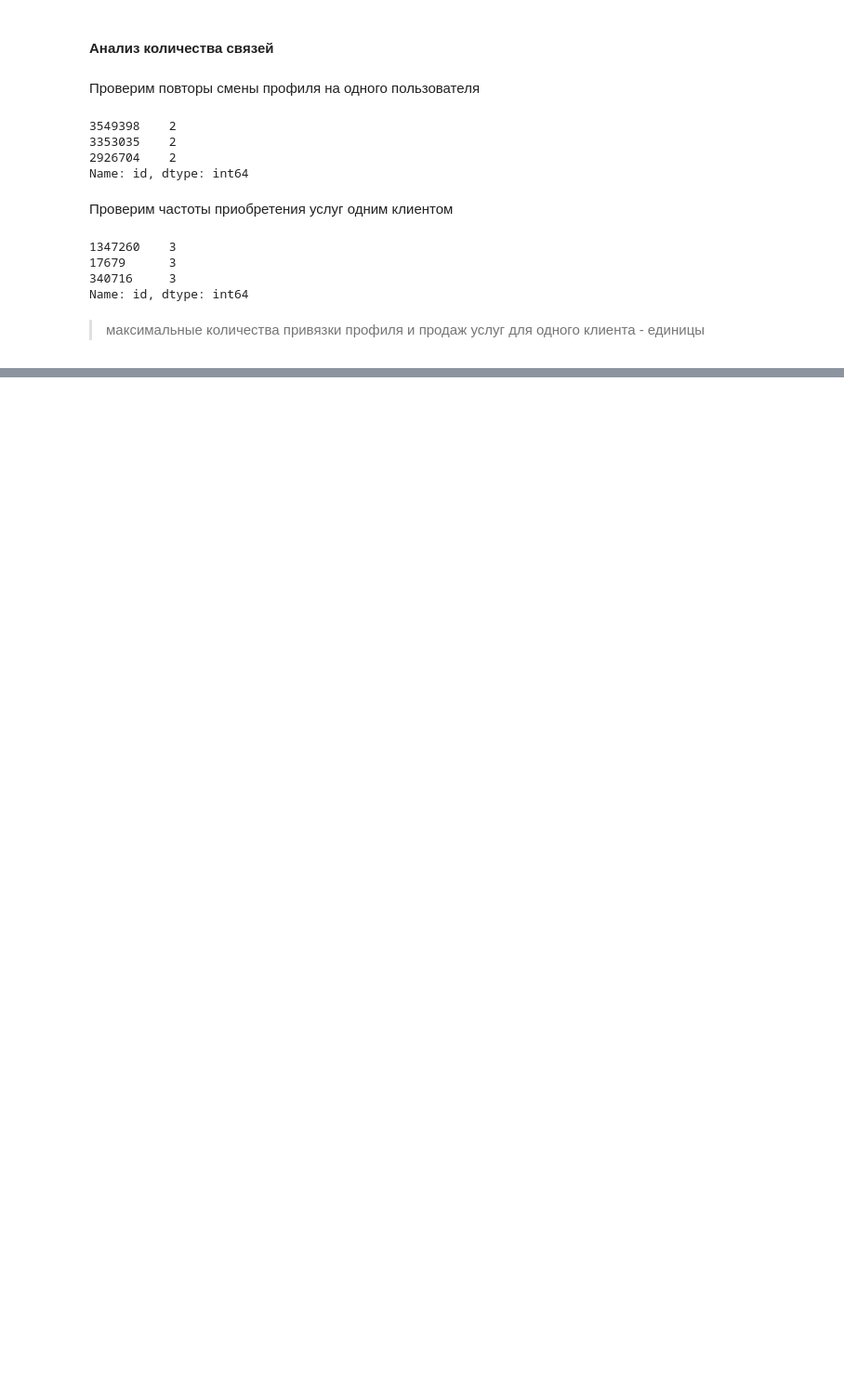
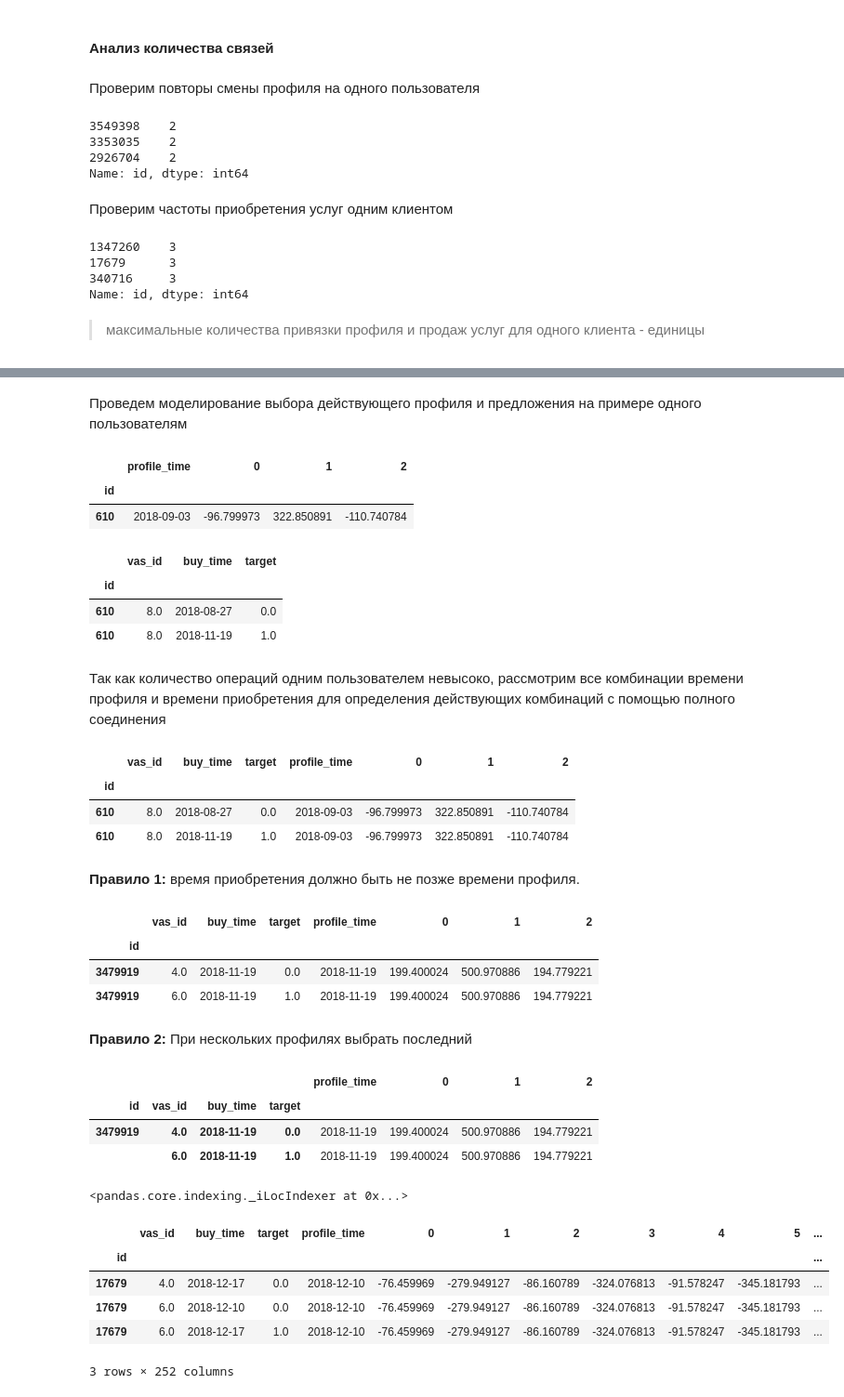
Before and after one commit to alex-chin/gb_megafone1, a Jupyter notebook: Project/megafone_offer_service.ipynb, the cells around one changed output, grey strips where cells are left out. Shown: that part at 93% size. Cells and saved outputs as stored; diff of their text form; code cells hidden in the pictures; blank space fills up the shorter version.

```diff
--- a/Project/megafone_offer_service.ipynb
+++ b/Project/megafone_offer_service.ipynb
@@ -680,3 +687,5 @@ feats = pd.read_pickle("features_optim.pkl.compress", compression="gzip")
+# %%
+feats.rename(columns={'buy_time': 'profile_time'}, inplace=True)
 # %% [markdown]
 #### Анализ количества связей
 # %% [markdown]
@@ -755,0 +713,54 @@ fd_35.groupby(['id', 'vas_id','buy_time_x']).buy_time_y.agg(maxbuy  = 'max')
+# %% [markdown]
+Проведем моделирование выбора действующего профиля и предложения на примере одного пользователям
+# %%
+id_user = 610
+# feat_35 = feats[feats.index == 3549398][['profile_time', '1', '2', '3']]
+feat_35 = feats[feats.index == id_user]
+feat_35[['profile_time', '0', '1', '2']]
+# %% [output]
+|  | profile_time | 0 | 1 | 2 |
+| id |  |  |  |  |
+| 610 | 2018-09-03 | -96.799973 | 322.850891 | -110.740784 |
+# %%
+data_35 = data_train[data_train.index == id_user]
+data_35
+# %% [output]
+|  | vas_id | buy_time | target |
+| id |  |  |  |
+| 610 | 8.0 | 2018-08-27 | 0.0 |
+| 610 | 8.0 | 2018-11-19 | 1.0 |
+# %% [markdown]
+Так как количество операций одним пользователем невысоко, рассмотрим все комбинации времени профиля и времени приобретения для определения действующих комбинаций с помощью полного соединения
+# %%
+fd_35 = pd.merge(data_35, feat_35, how='outer', on='id')
+fd_35[['vas_id', 'buy_time', 'target', 'profile_time', '0', '1', '2']]
+# fd_35
+# %% [output]
+|  | vas_id | buy_time | target | profile_time | 0 | 1 | 2 |
+| id |  |  |  |  |  |  |  |
+| 610 | 8.0 | 2018-08-27 | 0.0 | 2018-09-03 | -96.799973 | 322.850891 | -110.740784 |
+| 610 | 8.0 | 2018-11-19 | 1.0 | 2018-09-03 | -96.799973 | 322.850891 | -110.740784 |
+# %% [markdown]
+**Правило 1:** время приобретения должно быть не позже времени профиля.
+# %%
+fd_35 = fd_35.loc[fd_35.buy_time >= fd_35.profile_time]
+fd_35.sort_values(by='profile_time', ascending=False)[['vas_id', 'buy_time', 'target', 'profile_time', '0', '1', '2']]
+# %% [output]
+|  | vas_id | buy_time | target | profile_time | 0 | 1 | 2 |
+| id |  |  |  |  |  |  |  |
+| 3479919 | 4.0 | 2018-11-19 | 0.0 | 2018-11-19 | 199.400024 | 500.970886 | 194.779221 |
+| 3479919 | 6.0 | 2018-11-19 | 1.0 | 2018-11-19 | 199.400024 | 500.970886 | 194.779221 |
+# %% [markdown]
+**Правило 2:** При нескольких профилях выбрать последний
+# %%
+deal_35 = fd_35.groupby(['id', 'vas_id', 'buy_time', 'target']).max()
+deal_35[['profile_time', '0', '1', '2']]
+# %% [output]
+|  |  |  |  | profile_time | 0 | 1 | 2 |
+| id | vas_id | buy_time | target |  |  |  |  |
+| 3479919 | 4.0 | 2018-11-19 | 0.0 | 2018-11-19 | 199.400024 | 500.970886 | 194.779221 |
+|  | 6.0 | 2018-11-19 | 1.0 | 2018-11-19 | 199.400024 | 500.970886 | 194.779221 |
+# %%
+deal_35.iloc(0)
+# %% [output]
+<pandas.core.indexing._iLocIndexer at 0x...>
@@ -755,0 +769,24 @@ fd_35.groupby(['id', 'vas_id','buy_time_x']).buy_time_y.agg(maxbuy  = 'max')
+# %%
+def join_tempo(id_sub, df_profile, df_data, is_test_max=False):
+    # профиль пользователя
+    user_feats = df_profile[df_profile.index == id_sub]
+    # данные о сделках
+    user_data = df_data[df_data.index == id_sub]
+    # полная комбинация
+    all_deals = pd.merge(user_data, user_feats, how='outer', on='id')
+    # print(all_deals[['vas_id','buy_time', 'target','profile_time',  '0', '1']].to_string())
+    # проверка на время
+    all_deals_time = all_deals.loc[all_deals.buy_time >= all_deals.profile_time]
+    # проверку на действующий профиль оставим на потом
+    if is_test_max:
+        all_deals_time = all_deals_time.groupby(['id', 'vas_id', 'buy_time', 'target']).max()
+    return all_deals_time
+# %%
+join_tempo(17679, feats, data_train)
+# %% [output]
+|  | vas_id | buy_time | target | profile_time | 0 | 1 | 2 | 3 | 4 | 5 | ... |
+| id |  |  |  |  |  |  |  |  |  |  | ... |
+| 17679 | 4.0 | 2018-12-17 | 0.0 | 2018-12-10 | -76.459969 | -279.949127 | -86.160789 | -324.076813 | -91.578247 | -345.181793 | ... |
+| 17679 | 6.0 | 2018-12-10 | 0.0 | 2018-12-10 | -76.459969 | -279.949127 | -86.160789 | -324.076813 | -91.578247 | -345.181793 | ... |
+| 17679 | 6.0 | 2018-12-17 | 1.0 | 2018-12-10 | -76.459969 | -279.949127 | -86.160789 | -324.076813 | -91.578247 | -345.181793 | ... |
+3 rows × 252 columns
```
Also changed, not shown: parts of 51 cells of this notebook.
